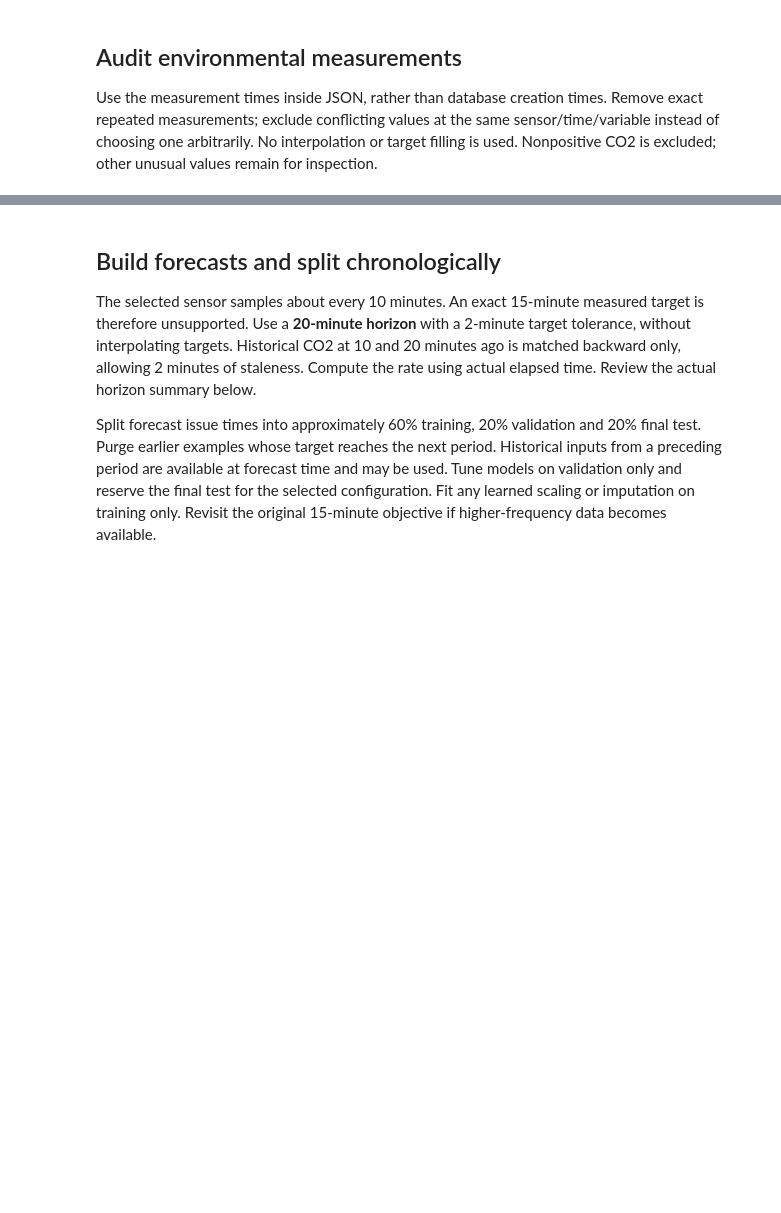
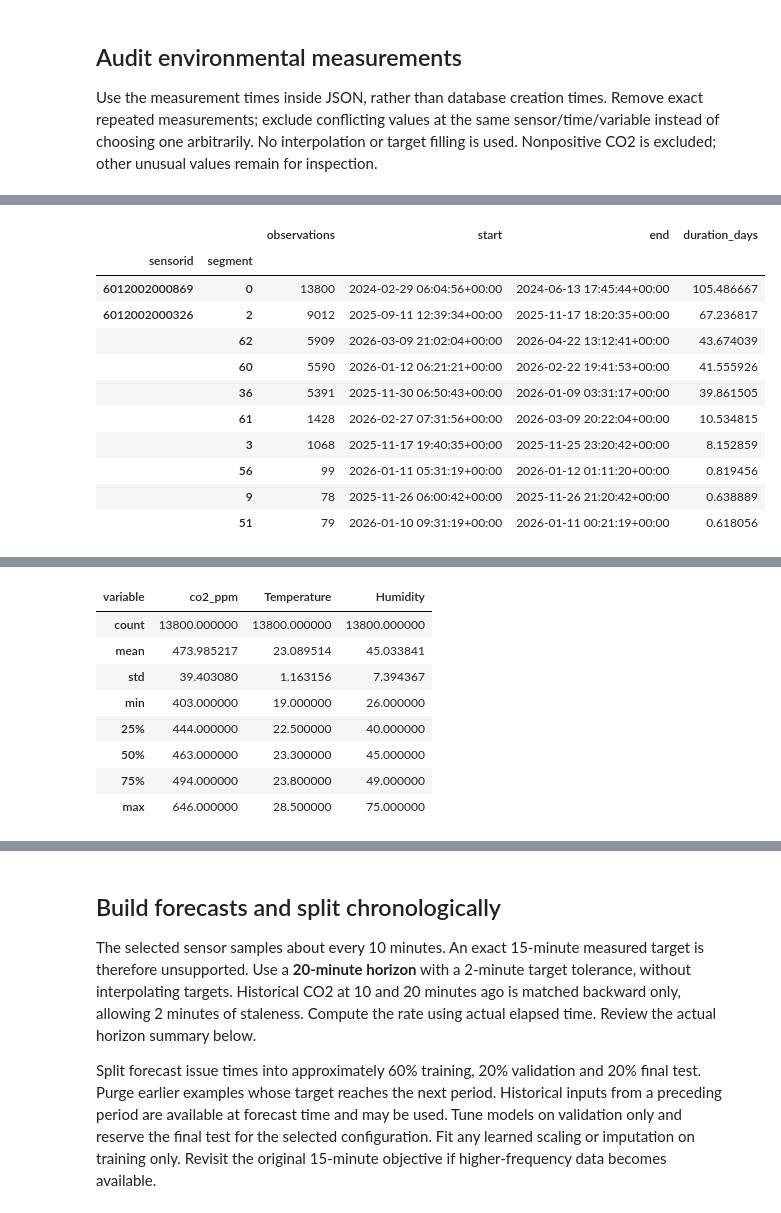
Before and after one commit to ericzhu227/MMA3001-Eric-Zhu, a Jupyter notebook: CO2_Forecasting.ipynb, the cells around one changed output, grey strips where cells are left out. Drawn from its saved outputs; the diff is of its cells as text; code cells hidden in the pictures; blank space fills up the shorter version.

```diff
--- a/CO2_Forecasting.ipynb
+++ b/CO2_Forecasting.ipynb
@@ -103,4 +159,10 @@ display(co2.head(), co2[["co2_ppm", "Temperature", "Humidity"]].describe())
 # %%
+"""Audit sensor sampling intervals and select the longest contiguous period.
+
+Inputs are cleaned measurements. Outputs include sensor_audit, period_audit
+and sensor_series. A gap over 30 minutes starts a new period. Selection uses
+time coverage only. Requires at least one valid sensor observation."""
+
 coverage_rows = []
 for sensor, frame in co2.groupby("sensorid"):
     times = frame["timestamp"].sort_values()
@@ -126,3 +188,4 @@ selected_sensor, selected_segment = period_audit.index[0]
 sensor_series = co2.loc[(co2["sensorid"] == selected_sensor) & (co2["segment"] == selected_segment)].set_index("timestamp").sort_index()
 print("Selected sensor:", selected_sensor, "period:", sensor_series.index.min(), "to", sensor_series.index.max())
 display(sensor_series[["co2_ppm", "Temperature", "Humidity"]].describe())
+# %% [output]
@@ -128,0 +198,12 @@ display(sensor_series[["co2_ppm", "Temperature", "Humidity"]].describe())
+|  |  | observations | start | end | duration_days |
+| sensorid | segment |  |  |  |  |
+| 6012002000869 | 0 | 13800 | 2024-02-29 06:04:56+00:00 | 2024-06-13 17:45:44+00:00 | 105.486667 |
+| 6012002000326 | 2 | 9012 | 2025-09-11 12:39:34+00:00 | 2025-11-17 18:20:35+00:00 | 67.236817 |
+|  | 62 | 5909 | 2026-03-09 21:02:04+00:00 | 2026-04-22 13:12:41+00:00 | 43.674039 |
+|  | 60 | 5590 | 2026-01-12 06:21:21+00:00 | 2026-02-22 19:41:53+00:00 | 41.555926 |
+|  | 36 | 5391 | 2025-11-30 06:50:43+00:00 | 2026-01-09 03:31:17+00:00 | 39.861505 |
+|  | 61 | 1428 | 2026-02-27 07:31:56+00:00 | 2026-03-09 20:22:04+00:00 | 10.534815 |
+|  | 3 | 1068 | 2025-11-17 19:40:35+00:00 | 2025-11-25 23:20:42+00:00 | 8.152859 |
+|  | 56 | 99 | 2026-01-11 05:31:19+00:00 | 2026-01-12 01:11:20+00:00 | 0.819456 |
+|  | 9 | 78 | 2025-11-26 06:00:42+00:00 | 2025-11-26 21:20:42+00:00 | 0.638889 |
+|  | 51 | 79 | 2026-01-10 09:31:19+00:00 | 2026-01-11 00:21:19+00:00 | 0.618056 |
@@ -129 +211,10 @@ display(sensor_series[["co2_ppm", "Temperature", "Humidity"]].describe())
+| variable | co2_ppm | Temperature | Humidity |
+| count | 13800.000000 | 13800.000000 | 13800.000000 |
+| mean | 473.985217 | 23.089514 | 45.033841 |
+| std | 39.403080 | 1.163156 | 7.394367 |
+| min | 403.000000 | 19.000000 | 26.000000 |
+| 25% | 444.000000 | 22.500000 | 40.000000 |
+| 50% | 463.000000 | 23.300000 | 45.000000 |
+| 75% | 494.000000 | 23.800000 | 49.000000 |
+| max | 646.000000 | 28.500000 | 75.000000 |
 # %%
```
Also changed, not shown: parts of 8 cells of this notebook, 7 other files.
